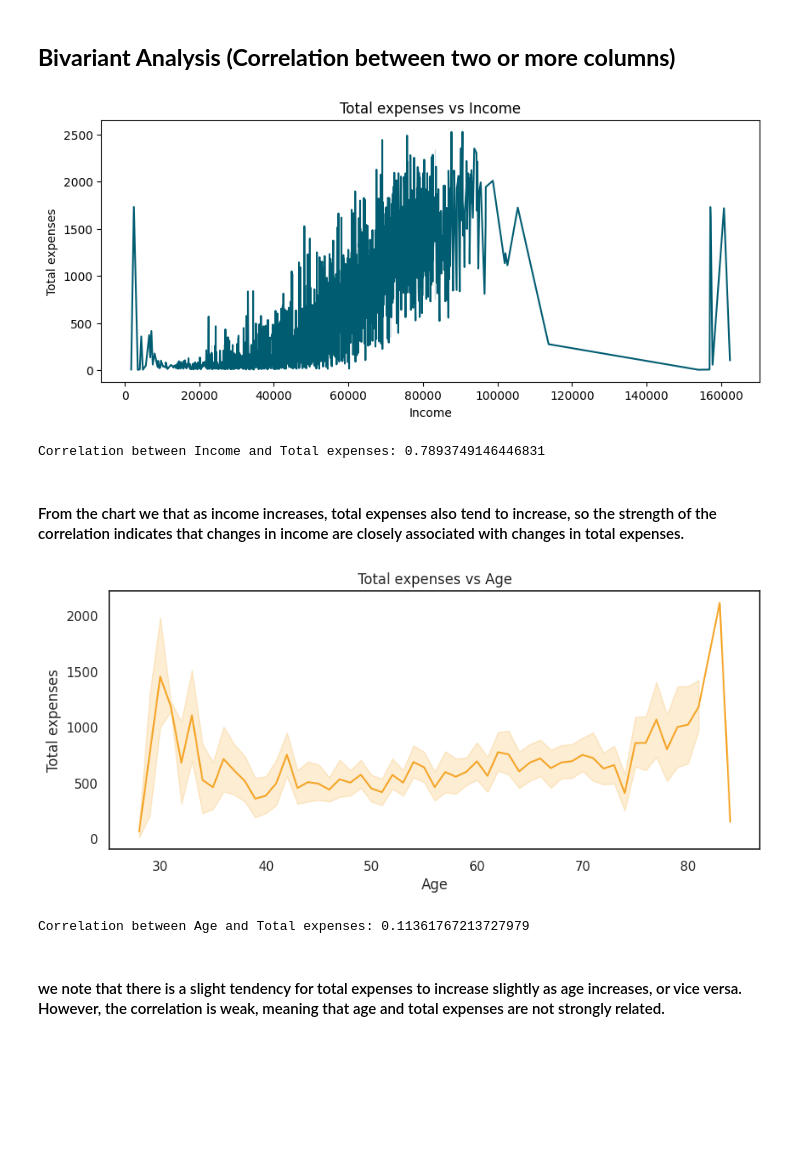
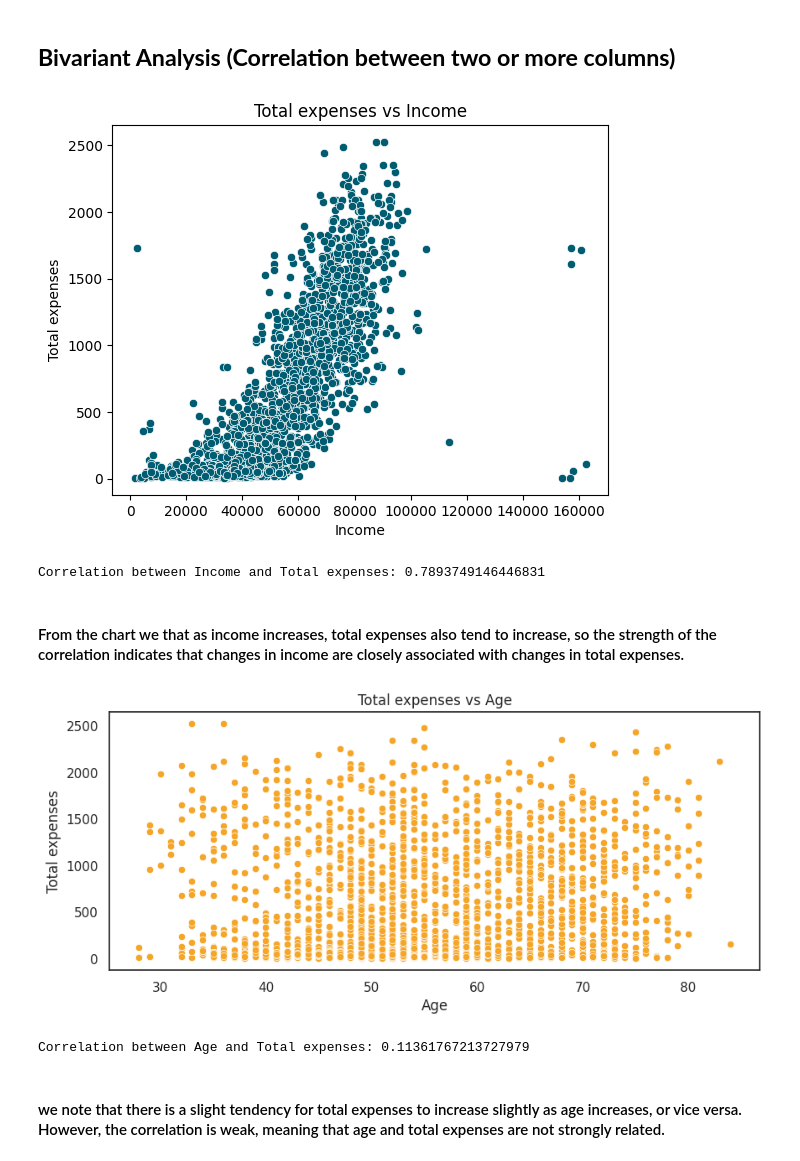
Before and after one commit to Ahlam93/CapStone-Python-Project, a Jupyter notebook: Capstone_Project_Customer_Segmentation_(2).ipynb, the cells around one changed output. Cells and saved outputs as stored; diff of their text form; code cells hidden in the pictures; blank space fills up the shorter version.

```diff
--- a/Capstone_Project_Customer_Segmentation_(2).ipynb
+++ b/Capstone_Project_Customer_Segmentation_(2).ipynb
@@ -567,26 +567,28 @@ The oldest customer's enrollment date in the records: 2012-07-30
 # %% [markdown]
 ## **Bivariant Analysis (Correlation between two or more columns)**
 # %%
-plt.figure(figsize=(10, 4))
-sns.lineplot(data=data, x='Income', y='Total expenses', color=custom_palette[1])
+
+sns.scatterplot(data=data, x='Income', y='Total expenses', color=custom_palette[1])
 plt.title("Total expenses vs Income")
-plt.savefig('corr_income and expenses .jpg', format='jpg')
+plt.xlabel("Income")
+plt.ylabel("Total expenses")
+plt.savefig('corr_income_and_expenses.jpg', format='jpg')
 plt.show()
 print(f"\nCorrelation between Income and Total expenses: {data['Income'].corr(data['Total expenses'])}")
 # %% [output]
-[figure, old version]
+[figure, new version]
 Correlation between Income and Total expenses: 0.7893749146446831
 # %% [markdown]
 #### From the chart we that as income increases, total expenses also tend to increase, so the strength of the correlation indicates that changes in income are closely associated with changes in total expenses.
 # %%
 plt.figure(figsize=(10, 4))
-sns.lineplot(data=data, x='Age', y='Total expenses', color=custom_palette[0])
+sns.scatterplot(data=data, x='Age', y='Total expenses', color=custom_palette[0])
 plt.title("Total expenses vs Age")
 plt.savefig('corr_age and expenses .jpg', format='jpg')
 plt.show()
 print(f"\nCorrelation between Age and Total expenses: {data['Age'].corr(data['Total expenses'])}")
 # %% [output]
-[figure, old version]
+[figure, new version]
 Correlation between Age and Total expenses: 0.11361767213727979
 # %% [markdown]
 #### we note that there is a slight tendency for total expenses to increase slightly as age increases, or vice versa. However, the correlation is weak, meaning that age and total expenses are not strongly related.
```
Also changed, not shown: parts of 7 cells of this notebook.
